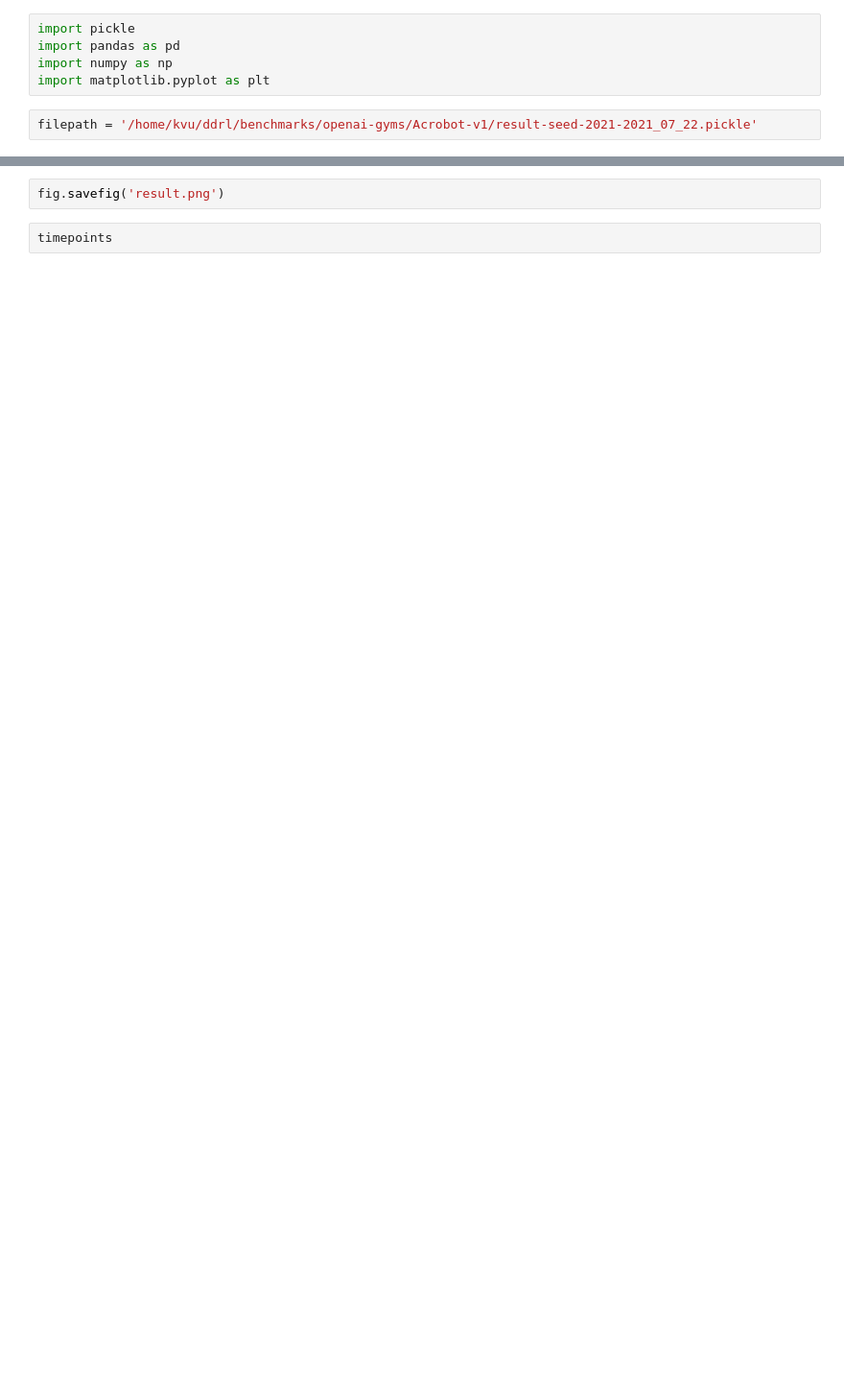
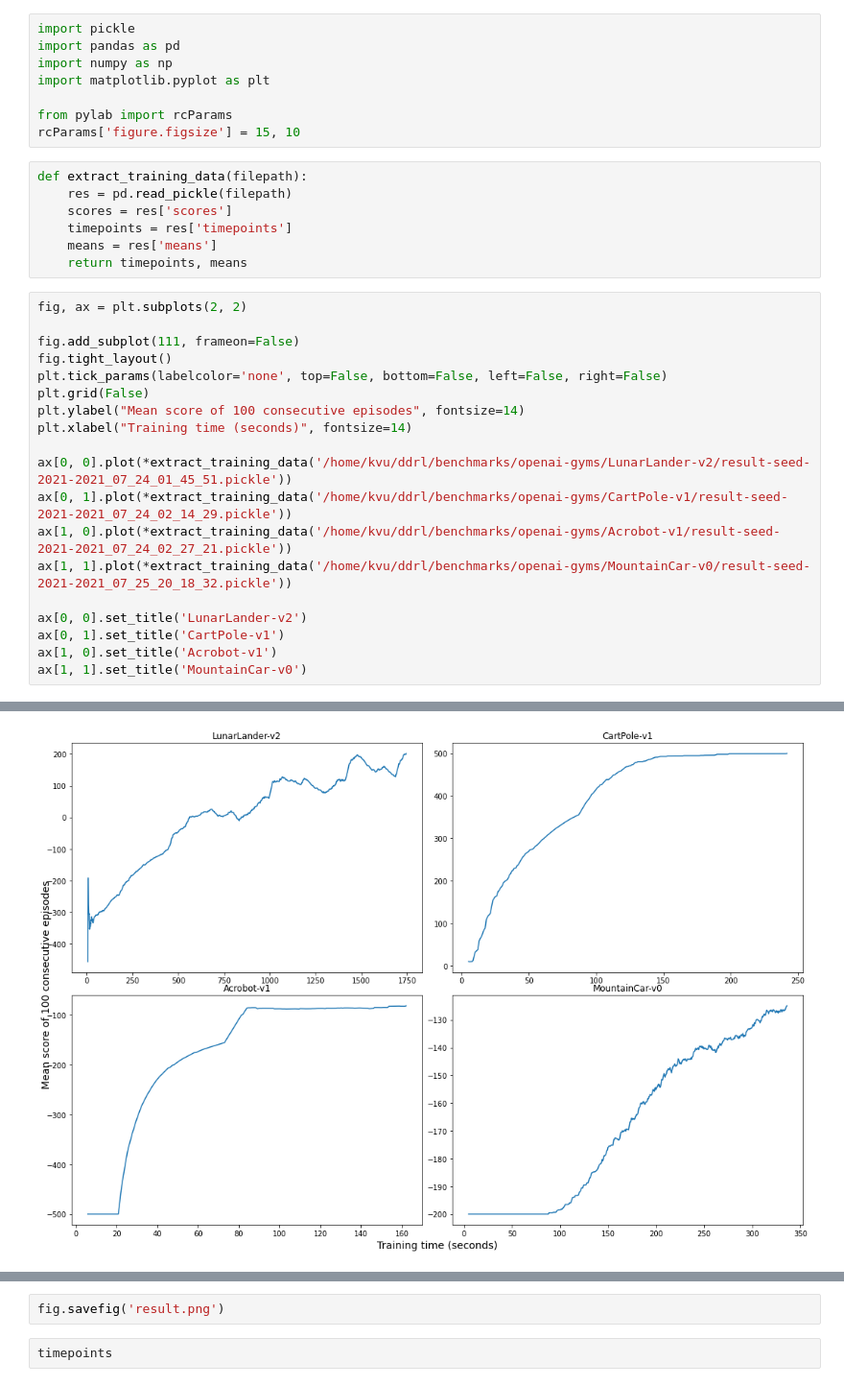
Before and after one commit to khanhvu207/ddrl, a Jupyter notebook: visualize.ipynb, the cells around one changed output, grey strips where cells are left out. Shown at 96% size. Saved outputs shown, nothing was run; the diff lists cells and outputs as text; blank space fills up the shorter version.

```diff
--- a/visualize.ipynb
+++ b/visualize.ipynb
@@ -3,5 +3,33 @@ import pickle
 import pandas as pd
 import numpy as np
 import matplotlib.pyplot as plt
+
+from pylab import rcParams
+rcParams['figure.figsize'] = 15, 10
+# %%
+def extract_training_data(filepath):
+    res = pd.read_pickle(filepath)
+    scores = res['scores']
+    timepoints = res['timepoints']
+    means = res['means']
+    return timepoints, means
 # %%
-filepath = '/home/kvu/ddrl/benchmarks/openai-gyms/Acrobot-v1/result-seed-2021-2021_07_22.pickle'
+fig, ax = plt.subplots(2, 2)
+
+fig.add_subplot(111, frameon=False)
+fig.tight_layout()
+plt.tick_params(labelcolor='none', top=False, bottom=False, left=False, right=False)
+plt.grid(False)
+plt.ylabel("Mean score of 100 consecutive episodes", fontsize=14)
+plt.xlabel("Training time (seconds)", fontsize=14)
+
+ax[0, 0].plot(*extract_training_data('/home/kvu/ddrl/benchmarks/openai-gyms/LunarLander-v2/result-seed-2021-2021_07_24_01_45_51.pickle'))
+ax[0, 1].plot(*extract_training_data('/home/kvu/ddrl/benchmarks/openai-gyms/CartPole-v1/result-seed-2021-2021_07_24_02_14_29.pickle'))
+ax[1, 0].plot(*extract_training_data('/home/kvu/ddrl/benchmarks/openai-gyms/Acrobot-v1/result-seed-2021-2021_07_24_02_27_21.pickle'))
+ax[1, 1].plot(*extract_training_data('/home/kvu/ddrl/benchmarks/openai-gyms/MountainCar-v0/result-seed-2021-2021_07_25_20_18_32.pickle'))
+
+ax[0, 0].set_title('LunarLander-v2')
+ax[0, 1].set_title('CartPole-v1')
+ax[1, 0].set_title('Acrobot-v1')
+ax[1, 1].set_title('MountainCar-v0')
+# %% [output]
@@ -7,0 +37 @@ filepath = '/home/kvu/ddrl/benchmarks/openai-gyms/Acrobot-v1/result-seed-2021-20
+[figure, added]
```
Also changed, not shown: parts of 5 cells of this notebook, 7 other files.
